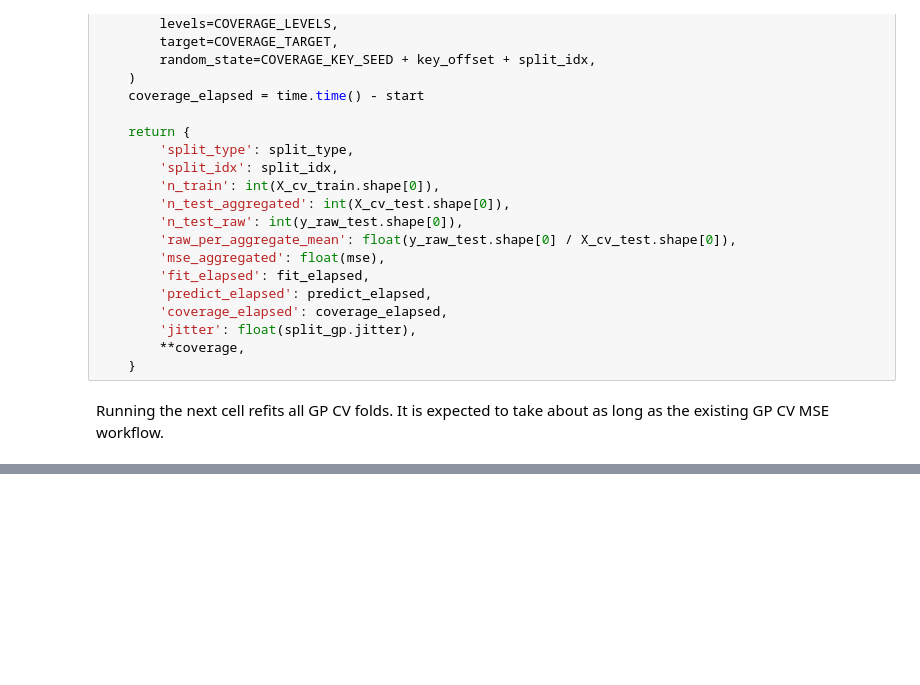
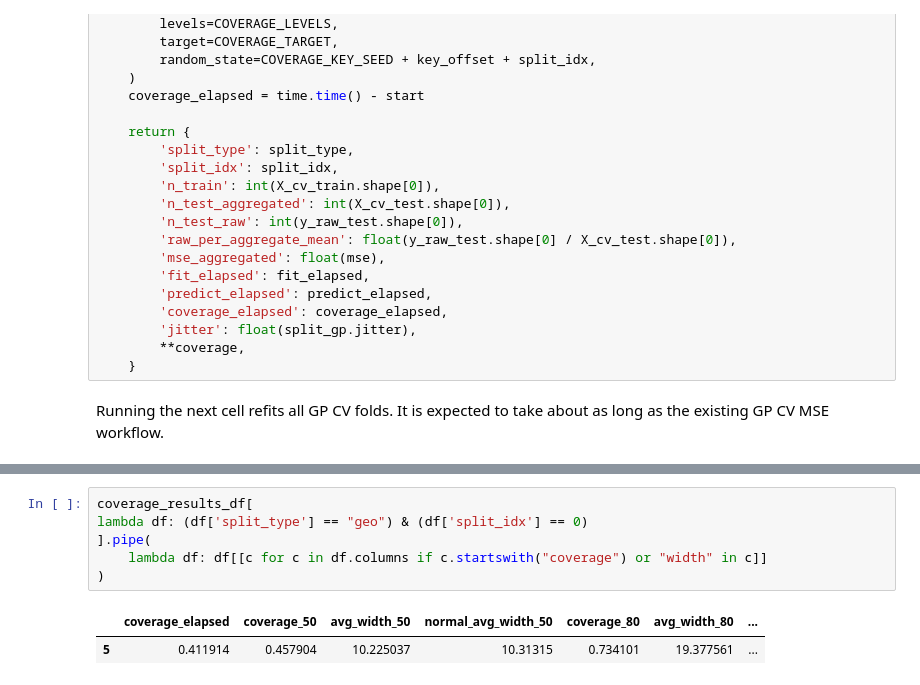
Before and after one commit to kevinzluo/where-my-wifi, a Jupyter notebook: code/milestone5/GP Coverage Analysis.ipynb, the cells around one changed output, grey strips where cells are left out. Cells and saved outputs as stored; diff of their text form; blank space fills up the shorter version.

Commit message:
Coverage notebook changes

```diff
--- a/code/milestone5/GP Coverage Analysis.ipynb
+++ b/code/milestone5/GP Coverage Analysis.ipynb
@@ -213,3 +246,12 @@ coverage_results_df
+# %%
+coverage_results_df[
+lambda df: (df['split_type'] == "geo") & (df['split_idx'] == 0)
+].pipe(
+    lambda df: df[[c for c in df.columns if c.startswith("coverage") or "width" in c]]
+)
+# %% [output]
+|  | coverage_elapsed | coverage_50 | avg_width_50 | normal_avg_width_50 | coverage_80 | avg_width_80 | ... |
+| 5 | 0.411914 | 0.457904 | 10.225037 | 10.31315 | 0.734101 | 19.377561 | ... |
 # %%
 coverage_results_df = pd.read_csv(COVERAGE_RESULTS_PATH)
 coverage_cols = [f'coverage_{int(level * 100)}' for level in COVERAGE_LEVELS]
```
Also changed, not shown: parts of 6 cells of this notebook.
